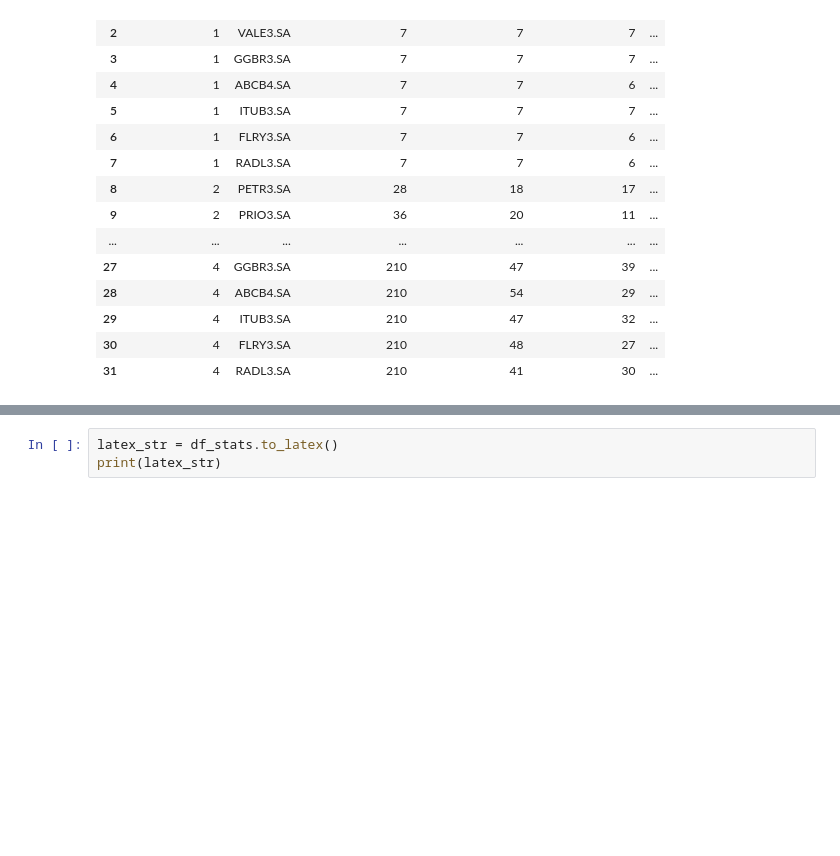
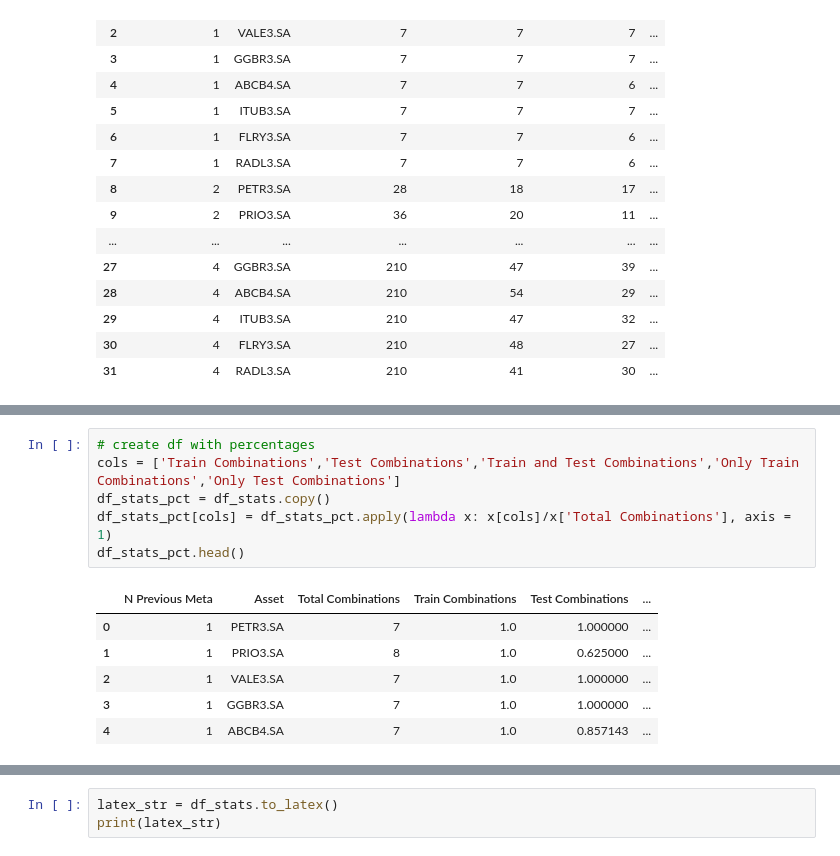
Before and after one commit to semcovici/Mean-Reversion-Prediction-with-Brazilian-Stocks-Market, a Jupyter notebook: notebooks/distr_investigation.ipynb, the cells around one changed output, grey strips where cells are left out. Cells and saved outputs as stored; diff of their text form; blank space fills up the shorter version.

```diff
--- a/notebooks/distr_investigation.ipynb
+++ b/notebooks/distr_investigation.ipynb
@@ -200,0 +195,13 @@ df_stats
+# %%
+# create df with percentages
+cols = ['Train Combinations','Test Combinations','Train and Test Combinations','Only Train Combinations','Only Test Combinations']
+df_stats_pct = df_stats.copy()
+df_stats_pct[cols] = df_stats_pct.apply(lambda x: x[cols]/x['Total Combinations'], axis = 1)
+df_stats_pct.head()
+# %% [output]
+|  | N Previous Meta | Asset | Total Combinations | Train Combinations | Test Combinations | ... |
+| 0 | 1 | PETR3.SA | 7 | 1.0 | 1.000000 | ... |
+| 1 | 1 | PRIO3.SA | 8 | 1.0 | 0.625000 | ... |
+| 2 | 1 | VALE3.SA | 7 | 1.0 | 1.000000 | ... |
+| 3 | 1 | GGBR3.SA | 7 | 1.0 | 1.000000 | ... |
+| 4 | 1 | ABCB4.SA | 7 | 1.0 | 0.857143 | ... |
```
Also changed, not shown: parts of 3 cells of this notebook.
